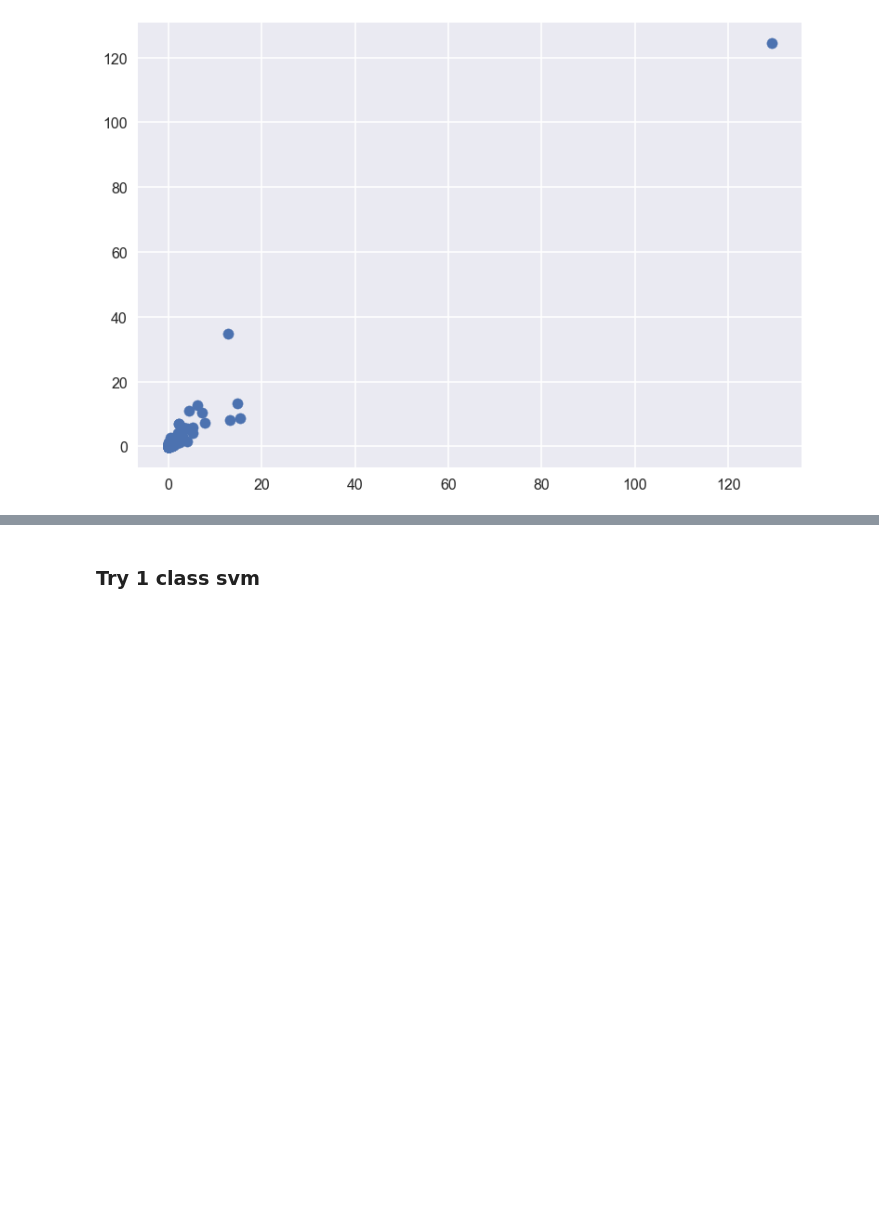
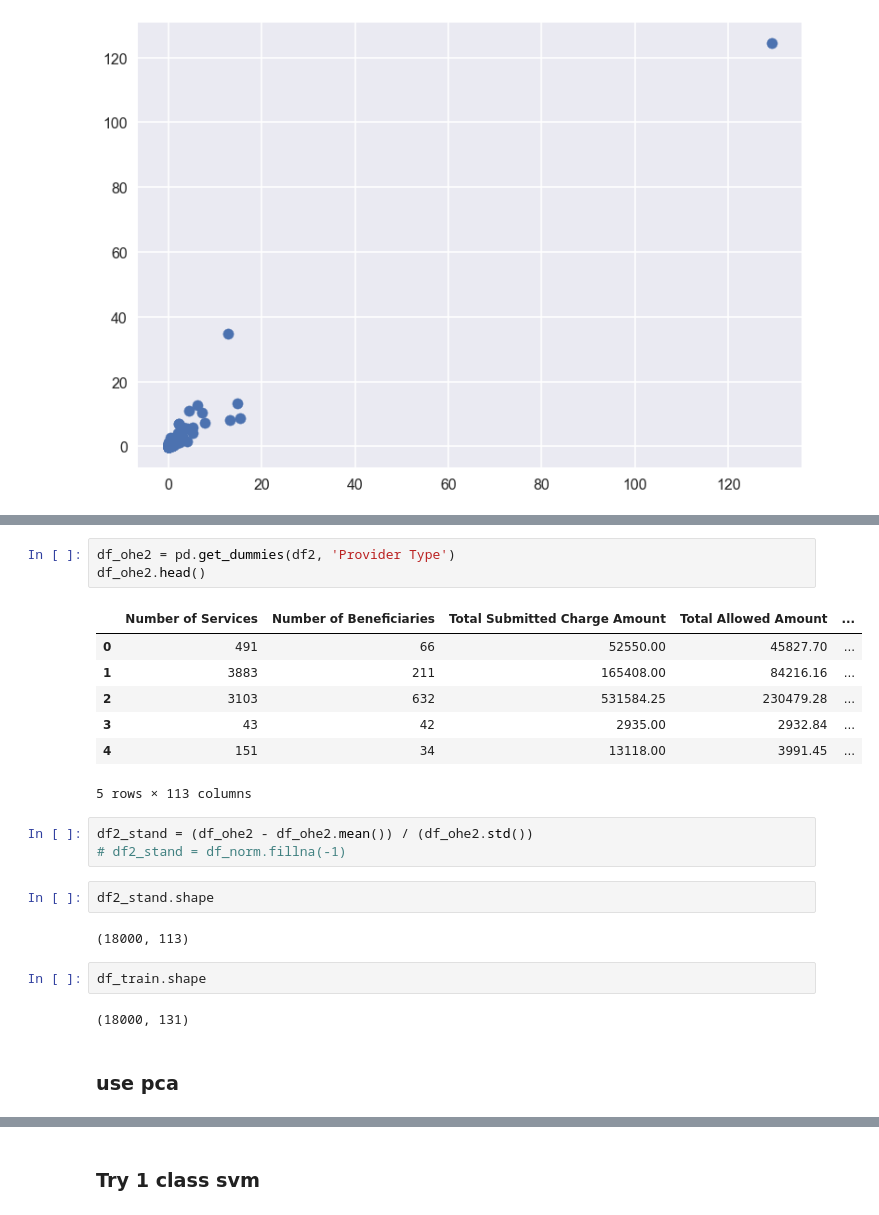
Before and after one commit to amerch/ComputeFest-Data-Challenge, a Jupyter notebook: EDA.ipynb, the cells around one changed output, grey strips where cells are left out. Cells and saved outputs as stored; diff of their text form; blank space fills up the shorter version.

```diff
--- a/EDA.ipynb
+++ b/EDA.ipynb
@@ -295,0 +341,24 @@ plt.scatter(df_train['Allowed Amount per Beneficiary'], df_train['Submitted Char
+# %%
+df_ohe2 = pd.get_dummies(df2, 'Provider Type')
+df_ohe2.head()
+# %% [output]
+|  | Number of Services | Number of Beneficiaries | Total Submitted Charge Amount | Total Allowed Amount | ... |
+| 0 | 491 | 66 | 52550.00 | 45827.70 | ... |
+| 1 | 3883 | 211 | 165408.00 | 84216.16 | ... |
+| 2 | 3103 | 632 | 531584.25 | 230479.28 | ... |
+| 3 | 43 | 42 | 2935.00 | 2932.84 | ... |
+| 4 | 151 | 34 | 13118.00 | 3991.45 | ... |
+5 rows × 113 columns
+# %%
+df2_stand = (df_ohe2 - df_ohe2.mean()) / (df_ohe2.std())
+# df2_stand = df_norm.fillna(-1)
+# %%
+df2_stand.shape
+# %% [output]
+(18000, 113)
+# %%
+df_train.shape
+# %% [output]
+(18000, 131)
+# %% [markdown]
+### use pca
```
Also changed, not shown: parts of 17 cells of this notebook, 2 other files.
